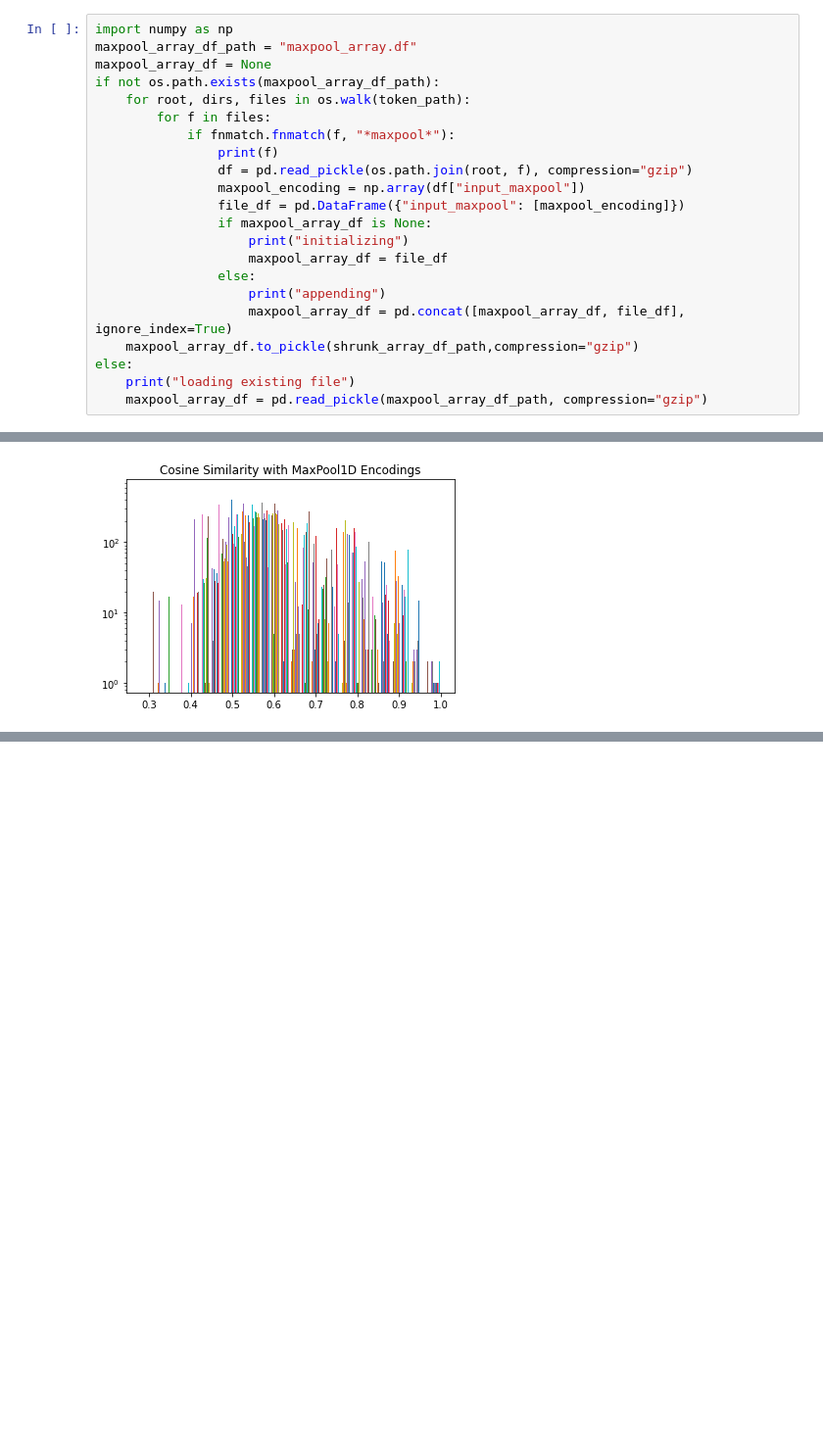
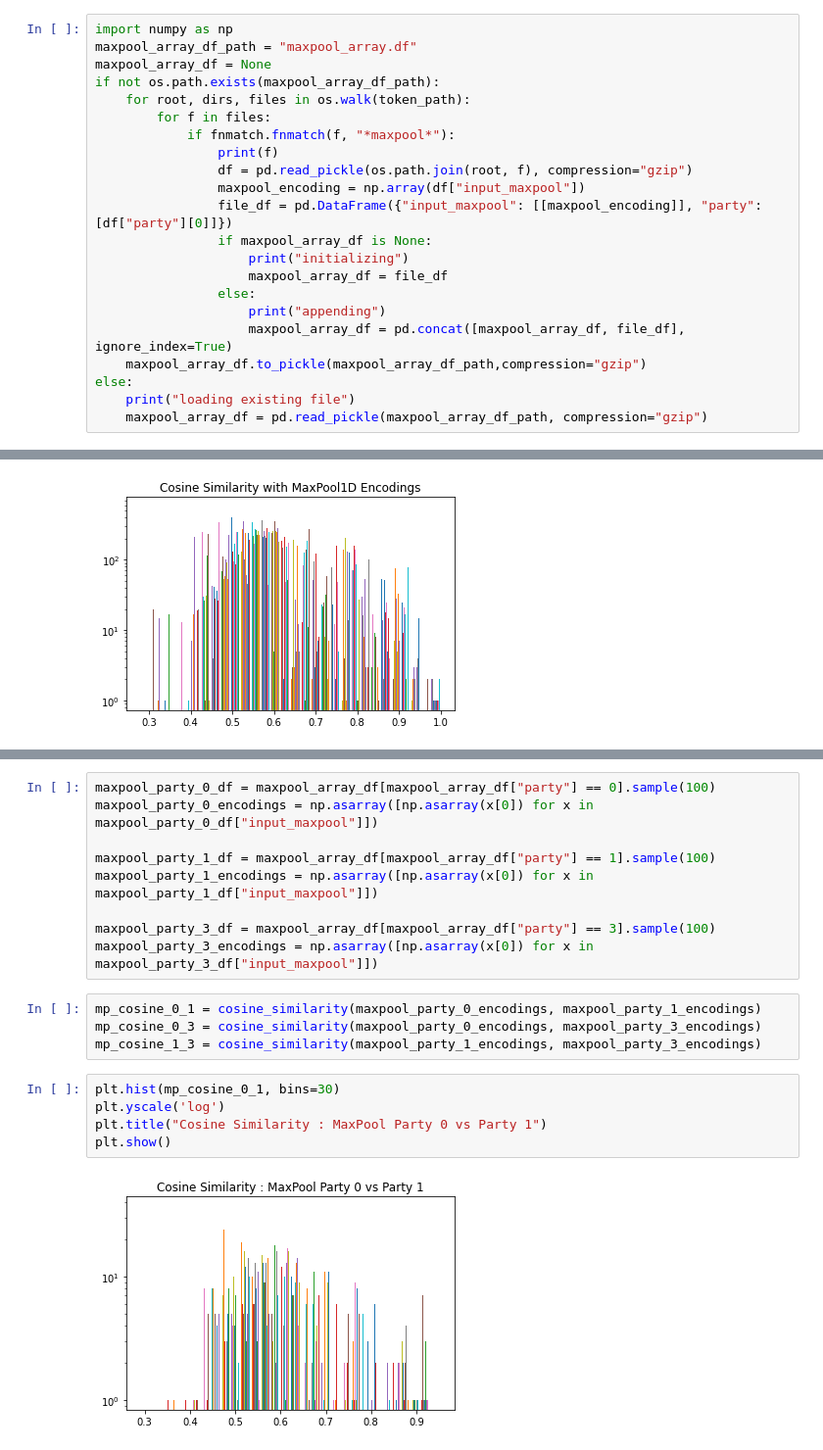
Before and after one commit to bhershdu/nlp_legislation_prediction, a Jupyter notebook: data_preparation/data_exploration.ipynb, the cells around one changed output, grey strips where cells are left out. Shown at 98% size. Drawn from its saved outputs; the diff is of its cells as text; blank space fills up the shorter version.

```diff
--- a/data_preparation/data_exploration.ipynb
+++ b/data_preparation/data_exploration.ipynb
@@ -215,14 +214,14 @@ if not os.path.exists(maxpool_array_df_path):
                 print(f)
                 df = pd.read_pickle(os.path.join(root, f), compression="gzip")
                 maxpool_encoding = np.array(df["input_maxpool"])
-                file_df = pd.DataFrame({"input_maxpool": [maxpool_encoding]})
+                file_df = pd.DataFrame({"input_maxpool": [[maxpool_encoding]], "party": [df["party"][0]]})
                 if maxpool_array_df is None:
                     print("initializing")
                     maxpool_array_df = file_df
                 else:
                     print("appending")
                     maxpool_array_df = pd.concat([maxpool_array_df, file_df], ignore_index=True)
-    maxpool_array_df.to_pickle(shrunk_array_df_path,compression="gzip")
+    maxpool_array_df.to_pickle(maxpool_array_df_path,compression="gzip")
 else:
     print("loading existing file")
     maxpool_array_df = pd.read_pickle(maxpool_array_df_path, compression="gzip")
@@ -259,0 +307,20 @@ The MaxPool1D returns a better set of differences between the encodings
+# %%
+maxpool_party_0_df = maxpool_array_df[maxpool_array_df["party"] == 0].sample(100)
+maxpool_party_0_encodings = np.asarray([np.asarray(x[0]) for x in maxpool_party_0_df["input_maxpool"]])
+
+maxpool_party_1_df = maxpool_array_df[maxpool_array_df["party"] == 1].sample(100)
+maxpool_party_1_encodings = np.asarray([np.asarray(x[0]) for x in maxpool_party_1_df["input_maxpool"]])
+
+maxpool_party_3_df = maxpool_array_df[maxpool_array_df["party"] == 3].sample(100)
+maxpool_party_3_encodings = np.asarray([np.asarray(x[0]) for x in maxpool_party_3_df["input_maxpool"]])
+# %%
+mp_cosine_0_1 = cosine_similarity(maxpool_party_0_encodings, maxpool_party_1_encodings)
+mp_cosine_0_3 = cosine_similarity(maxpool_party_0_encodings, maxpool_party_3_encodings)
+mp_cosine_1_3 = cosine_similarity(maxpool_party_1_encodings, maxpool_party_3_encodings)
+# %%
+plt.hist(mp_cosine_0_1, bins=30)
+plt.yscale('log')
+plt.title("Cosine Similarity : MaxPool Party 0 vs Party 1")
+plt.show()
+# %% [output]
+[figure, added]
```
Also changed, not shown: parts of 17 cells of this notebook.
